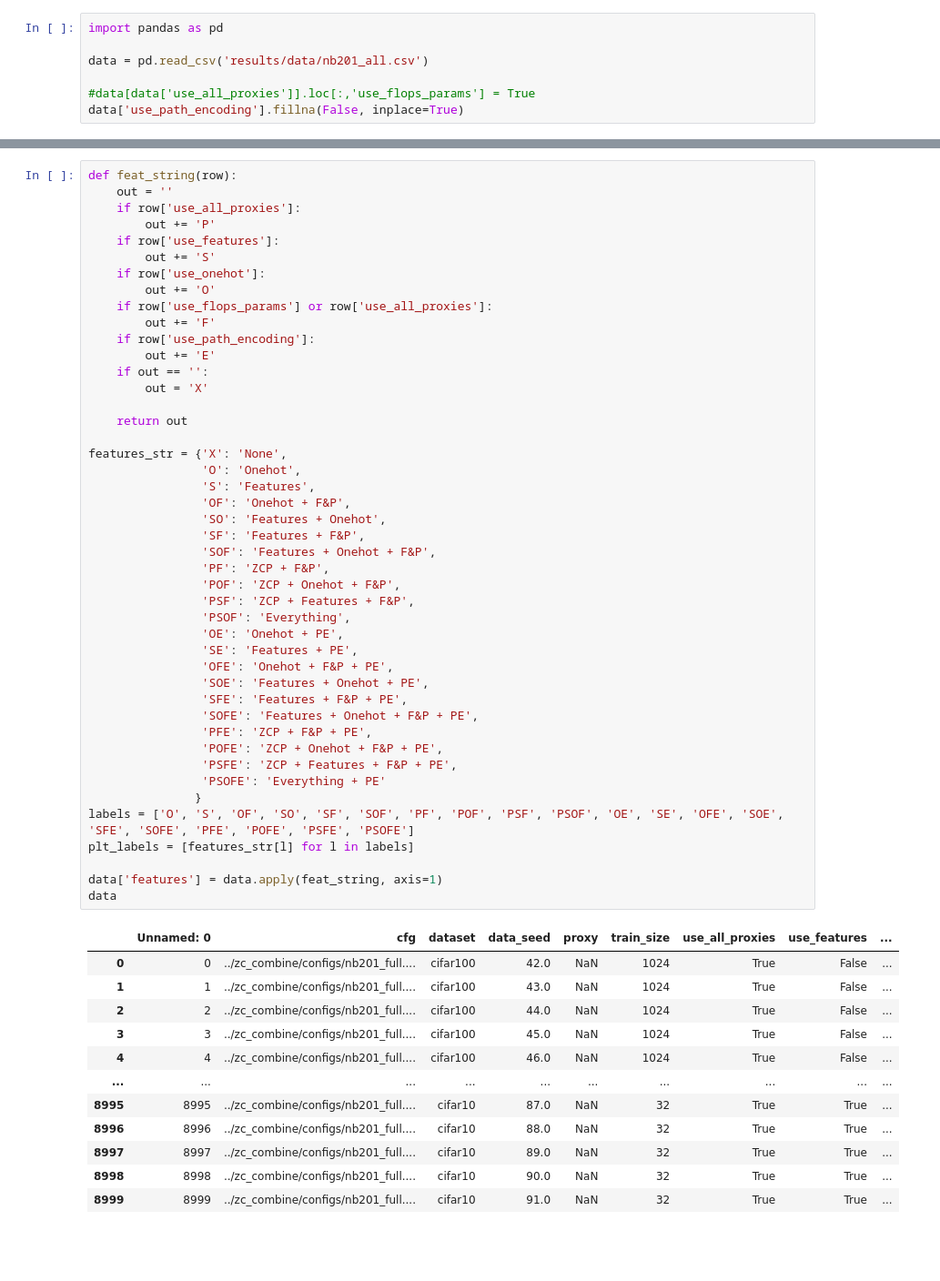
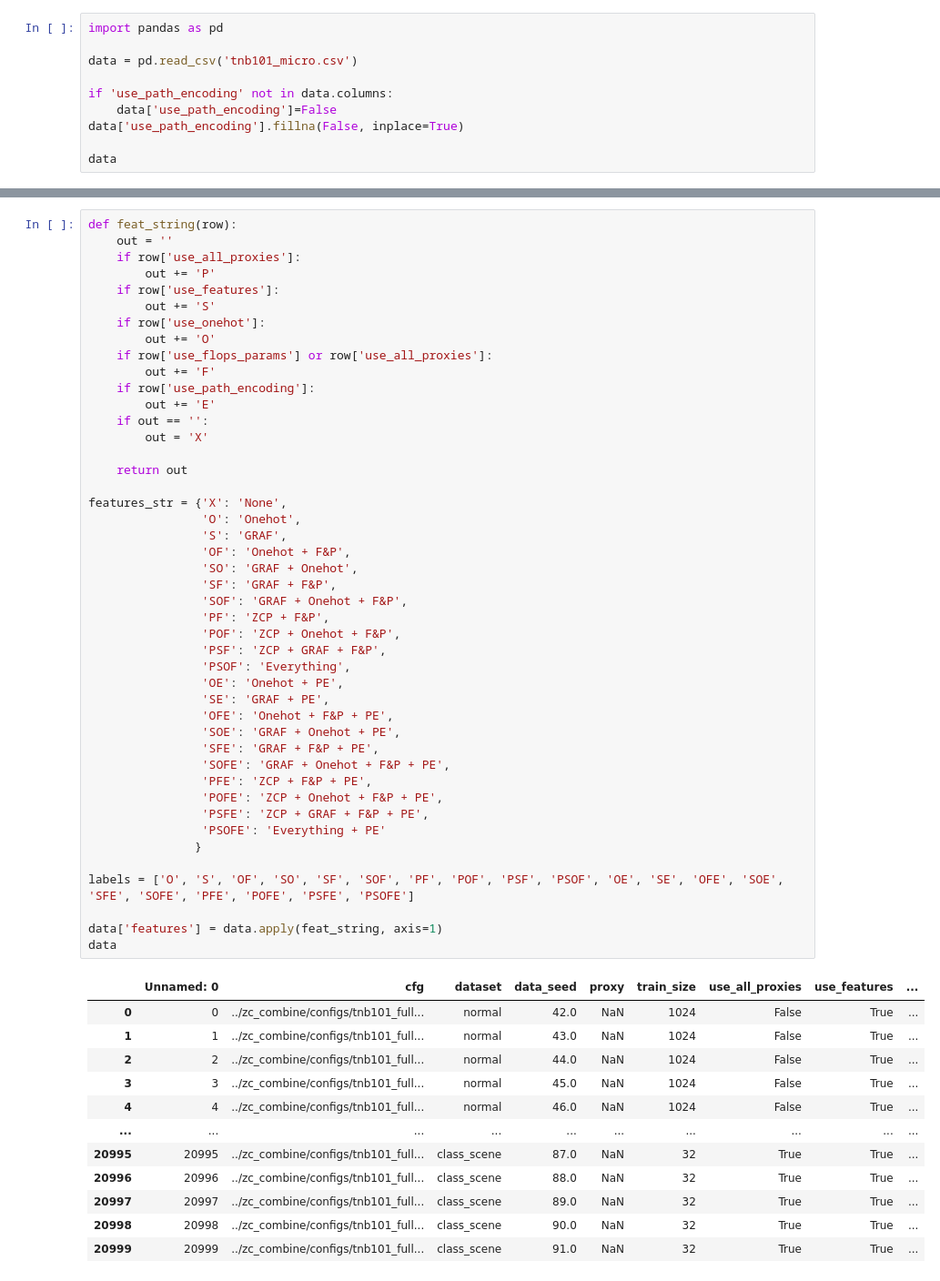
Before and after one commit to gabikadlecova/zc_combine, a Jupyter notebook: results/create_tables.ipynb, the cells around one changed output, grey strips where cells are left out. Shown at 91% size. Saved outputs shown, nothing was run; the diff lists cells and outputs as text; blank space fills up the shorter version.

```diff
--- a/results/create_tables.ipynb
+++ b/results/create_tables.ipynb
@@ -1,7 +1,10 @@
 # %%
 import pandas as pd
 
-data = pd.read_csv('results/data/nb201_all.csv')
+data = pd.read_csv('tnb101_micro.csv')
 
-#data[data['use_all_proxies']].loc[:,'use_flops_params'] = True
+if 'use_path_encoding' not in data.columns:
+    data['use_path_encoding']=False
 data['use_path_encoding'].fillna(False, inplace=True)
+
+data
@@ -14,52 +31,52 @@ def feat_string(row):
         out += 'S'
     if row['use_onehot']:
         out += 'O'
     if row['use_flops_params'] or row['use_all_proxies']:
         out += 'F'
     if row['use_path_encoding']:
         out += 'E'
     if out == '':
         out = 'X'
 
     return out
 
 features_str = {'X': 'None',
                 'O': 'Onehot',
-                'S': 'Features',
+                'S': 'GRAF',
                 'OF': 'Onehot + F&P',
-                'SO': 'Features + Onehot',
-                'SF': 'Features + F&P',
-                'SOF': 'Features + Onehot + F&P',
+                'SO': 'GRAF + Onehot',
+                'SF': 'GRAF + F&P',
+                'SOF': 'GRAF + Onehot + F&P',
                 'PF': 'ZCP + F&P',
                 'POF': 'ZCP + Onehot + F&P',
-                'PSF': 'ZCP + Features + F&P',
+                'PSF': 'ZCP + GRAF + F&P',
                 'PSOF': 'Everything',
                 'OE': 'Onehot + PE',
-                'SE': 'Features + PE',
+                'SE': 'GRAF + PE',
                 'OFE': 'Onehot + F&P + PE',
-                'SOE': 'Features + Onehot + PE',
-                'SFE': 'Features + F&P + PE',
-                'SOFE': 'Features + Onehot + F&P + PE',
+                'SOE': 'GRAF + Onehot + PE',
+                'SFE': 'GRAF + F&P + PE',
+                'SOFE': 'GRAF + Onehot + F&P + PE',
                 'PFE': 'ZCP + F&P + PE',
                 'POFE': 'ZCP + Onehot + F&P + PE',
-                'PSFE': 'ZCP + Features + F&P + PE',
+                'PSFE': 'ZCP + GRAF + F&P + PE',
                 'PSOFE': 'Everything + PE'
                }
+
 labels = ['O', 'S', 'OF', 'SO', 'SF', 'SOF', 'PF', 'POF', 'PSF', 'PSOF', 'OE', 'SE', 'OFE', 'SOE', 'SFE', 'SOFE', 'PFE', 'POFE', 'PSFE', 'PSOFE']
-plt_labels = [features_str[l] for l in labels]
 
 data['features'] = data.apply(feat_string, axis=1)
 data
 # %% [output]
 |  | Unnamed: 0 | cfg | dataset | data_seed | proxy | train_size | use_all_proxies | use_features | ... |
-| 0 | 0 | ../zc_combine/configs/nb201_full.... | cifar100 | 42.0 | NaN | 1024 | True | False | ... |
-| 1 | 1 | ../zc_combine/configs/nb201_full.... | cifar100 | 43.0 | NaN | 1024 | True | False | ... |
-| 2 | 2 | ../zc_combine/configs/nb201_full.... | cifar100 | 44.0 | NaN | 1024 | True | False | ... |
-| 3 | 3 | ../zc_combine/configs/nb201_full.... | cifar100 | 45.0 | NaN | 1024 | True | False | ... |
-| 4 | 4 | ../zc_combine/configs/nb201_full.... | cifar100 | 46.0 | NaN | 1024 | True | False | ... |
+| 0 | 0 | ../zc_combine/configs/tnb101_full... | normal | 42.0 | NaN | 1024 | False | True | ... |
+| 1 | 1 | ../zc_combine/configs/tnb101_full... | normal | 43.0 | NaN | 1024 | False | True | ... |
+| 2 | 2 | ../zc_combine/configs/tnb101_full... | normal | 44.0 | NaN | 1024 | False | True | ... |
+| 3 | 3 | ../zc_combine/configs/tnb101_full... | normal | 45.0 | NaN | 1024 | False | True | ... |
+| 4 | 4 | ../zc_combine/configs/tnb101_full... | normal | 46.0 | NaN | 1024 | False | True | ... |
 | ... | ... | ... | ... | ... | ... | ... | ... | ... | ... |
-| 8995 | 8995 | ../zc_combine/configs/nb201_full.... | cifar10 | 87.0 | NaN | 32 | True | True | ... |
-| 8996 | 8996 | ../zc_combine/configs/nb201_full.... | cifar10 | 88.0 | NaN | 32 | True | True | ... |
-| 8997 | 8997 | ../zc_combine/configs/nb201_full.... | cifar10 | 89.0 | NaN | 32 | True | True | ... |
-| 8998 | 8998 | ../zc_combine/configs/nb201_full.... | cifar10 | 90.0 | NaN | 32 | True | True | ... |
-| 8999 | 8999 | ../zc_combine/configs/nb201_full.... | cifar10 | 91.0 | NaN | 32 | True | True | ... |
+| 20995 | 20995 | ../zc_combine/configs/tnb101_full... | class_scene | 87.0 | NaN | 32 | True | True | ... |
+| 20996 | 20996 | ../zc_combine/configs/tnb101_full... | class_scene | 88.0 | NaN | 32 | True | True | ... |
+| 20997 | 20997 | ../zc_combine/configs/tnb101_full... | class_scene | 89.0 | NaN | 32 | True | True | ... |
+| 20998 | 20998 | ../zc_combine/configs/tnb101_full... | class_scene | 90.0 | NaN | 32 | True | True | ... |
+| 20999 | 20999 | ../zc_combine/configs/tnb101_full... | class_scene | 91.0 | NaN | 32 | True | True | ... |
```
Also changed, not shown: parts of 9 cells of this notebook, 2 other files.
